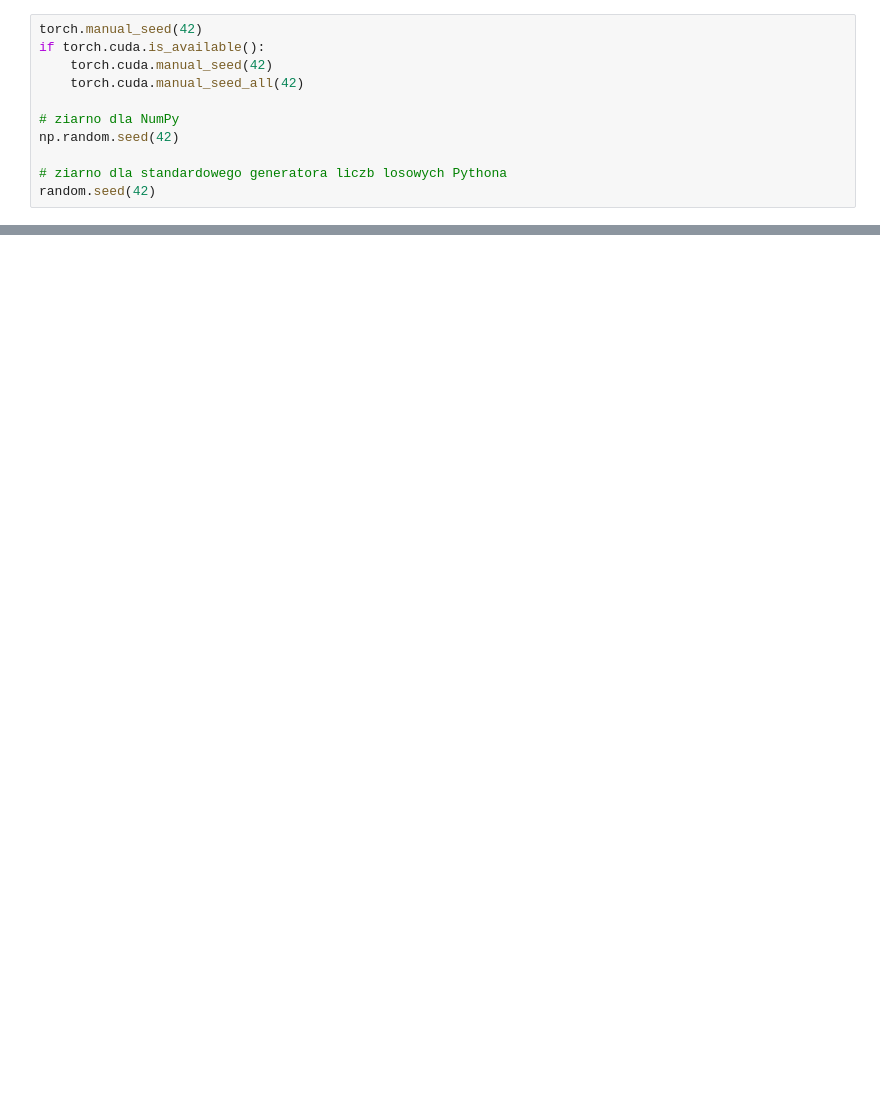
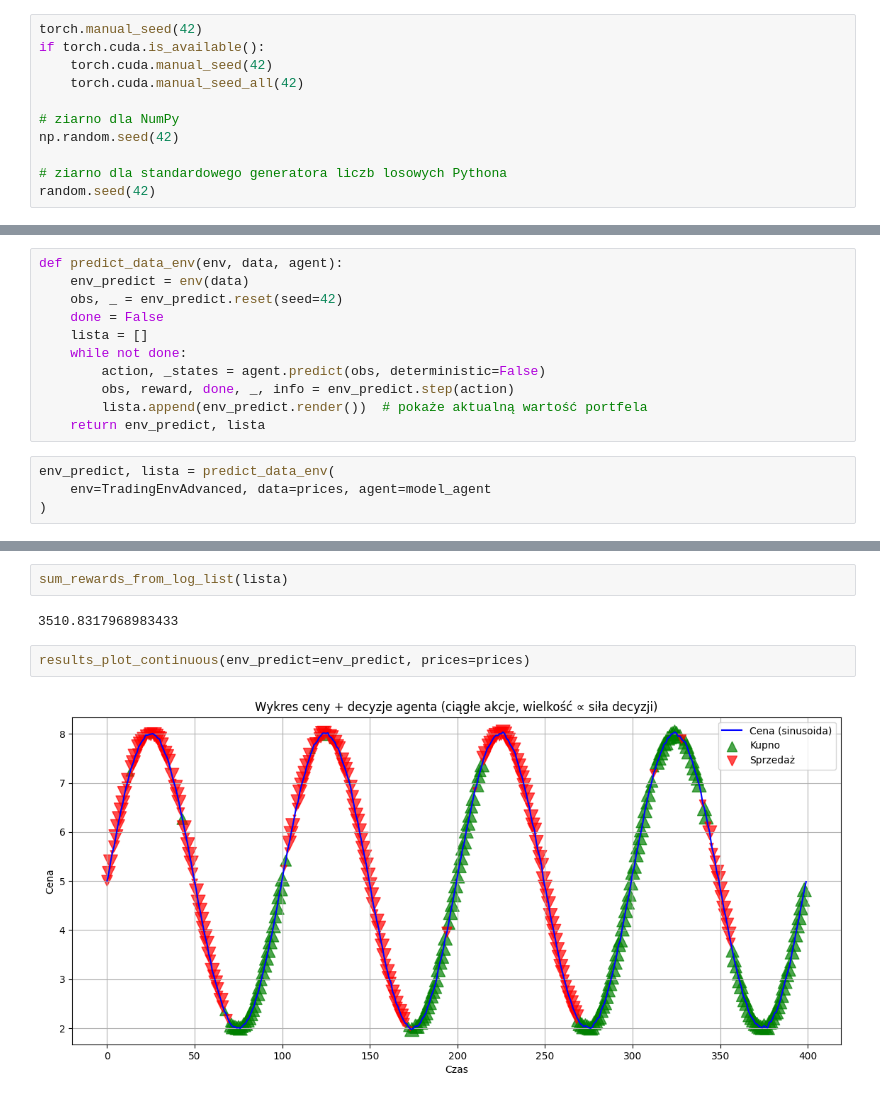
Before and after one commit to MateuszOrt/Forecasting, a Jupyter notebook: src/reinforcement_learning/notebook.ipynb, the cells around one changed output, grey strips where cells are left out. Cells and saved outputs as stored; diff of their text form; blank space fills up the shorter version.

```diff
--- a/src/reinforcement_learning/notebook.ipynb
+++ b/src/reinforcement_learning/notebook.ipynb
@@ -193,0 +238,15 @@ results_plot(env_predict=env_predict, prices=prices)
+# %%
+def predict_data_env(env, data, agent):
+    env_predict = env(data)
+    obs, _ = env_predict.reset(seed=42)
+    done = False
+    lista = []
+    while not done:
+        action, _states = agent.predict(obs, deterministic=False)
+        obs, reward, done, _, info = env_predict.step(action)
+        lista.append(env_predict.render())  # pokaże aktualną wartość portfela
+    return env_predict, lista
+# %%
+env_predict, lista = predict_data_env(
+    env=TradingEnvAdvanced, data=prices, agent=model_agent
+)
@@ -193,0 +291,8 @@ results_plot(env_predict=env_predict, prices=prices)
+# %%
+sum_rewards_from_log_list(lista)
+# %% [output]
+3510.8317968983433
+# %%
+results_plot_continuous(env_predict=env_predict, prices=prices)
+# %% [output]
+[figure, added]
```
Also changed, not shown: parts of 14 cells of this notebook, 5 other files.
